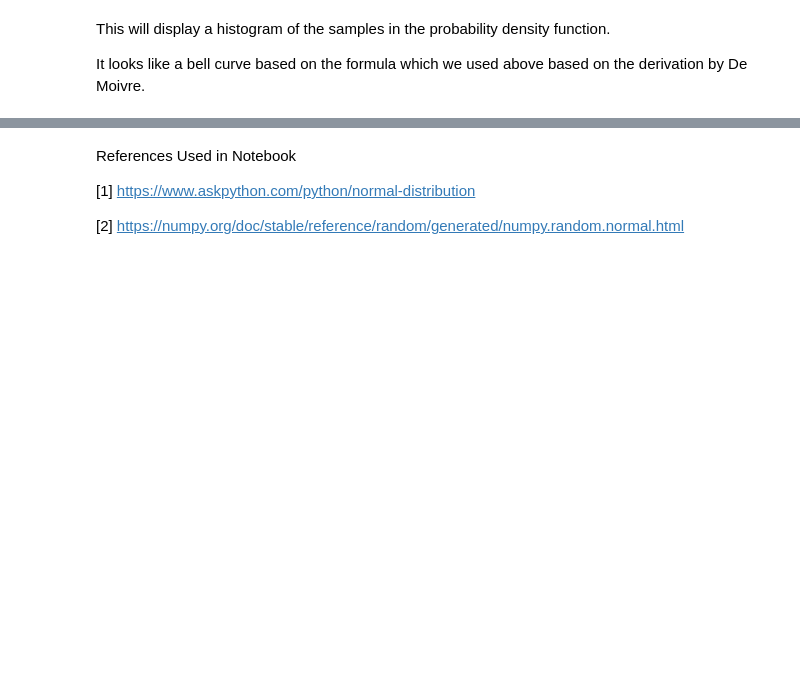
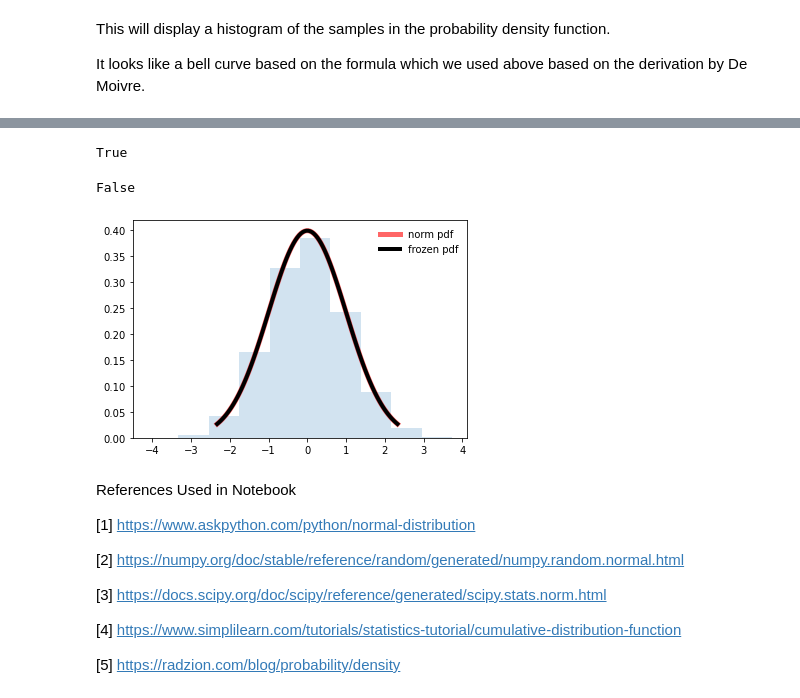
Before and after one commit to KenLin765/funddata-assessment, a Jupyter notebook: normal-distribution.ipynb, the cells around one changed output, grey strips where cells are left out. Cells and saved outputs as stored; diff of their text form; code cells hidden in the pictures; blank space fills up the shorter version.

```diff
--- a/normal-distribution.ipynb
+++ b/normal-distribution.ipynb
@@ -73,6 +124,47 @@ It looks like a bell curve based on the formula which we used above based on the
+# %%
+
+## This will check the accuracy
+vals = norm.ppf([0.001, 0.5, 0.999])
+np.allclose([0.001, 0.5, 0.999], norm.cdf(vals))
+
+## np.allcose returnst rue if two arrays are element-wise equal within a tolerance.
+# %% [output]
+True
+# %%
+## This will check the accuracy
+vals = norm.ppf([0.12, 0.8, 0.991])
+np.allclose([0.001, 0.5, 0.999], norm.cdf(vals))
+# %% [output]
+False
+# %%
+fig, ax = plt.subplots(1, 1)
+
+mean, var, skew, kurt = norm.stats(moments='mvsk')
+
+x = np.linspace(norm.ppf(0.01),
+                norm.ppf(0.99), 100)
+ax.plot(x, norm.pdf(x),
+       'r-', lw=5, alpha=0.6, label='norm pdf')
+
+rv = norm()
+ax.plot(x, rv.pdf(x), 'k-', lw=4, label='frozen pdf')
+
+r = norm.rvs(size=10000)
+
+ax.hist(r, density=True, alpha=0.2)
+ax.legend(loc='best', frameon=False)
+plt.show()
+# %% [output]
+[figure, added]
 # %% [markdown]
 References Used in Notebook
 
 [1] https://www.askpython.com/python/normal-distribution
 
 [2] https://numpy.org/doc/stable/reference/random/generated/numpy.random.normal.html
+
+[3] https://docs.scipy.org/doc/scipy/reference/generated/scipy.stats.norm.html
+
+[4] https://www.simplilearn.com/tutorials/statistics-tutorial/cumulative-distribution-function
+
+[5] https://radzion.com/blog/probability/density
```
Also changed, not shown: parts of 4 cells of this notebook.
